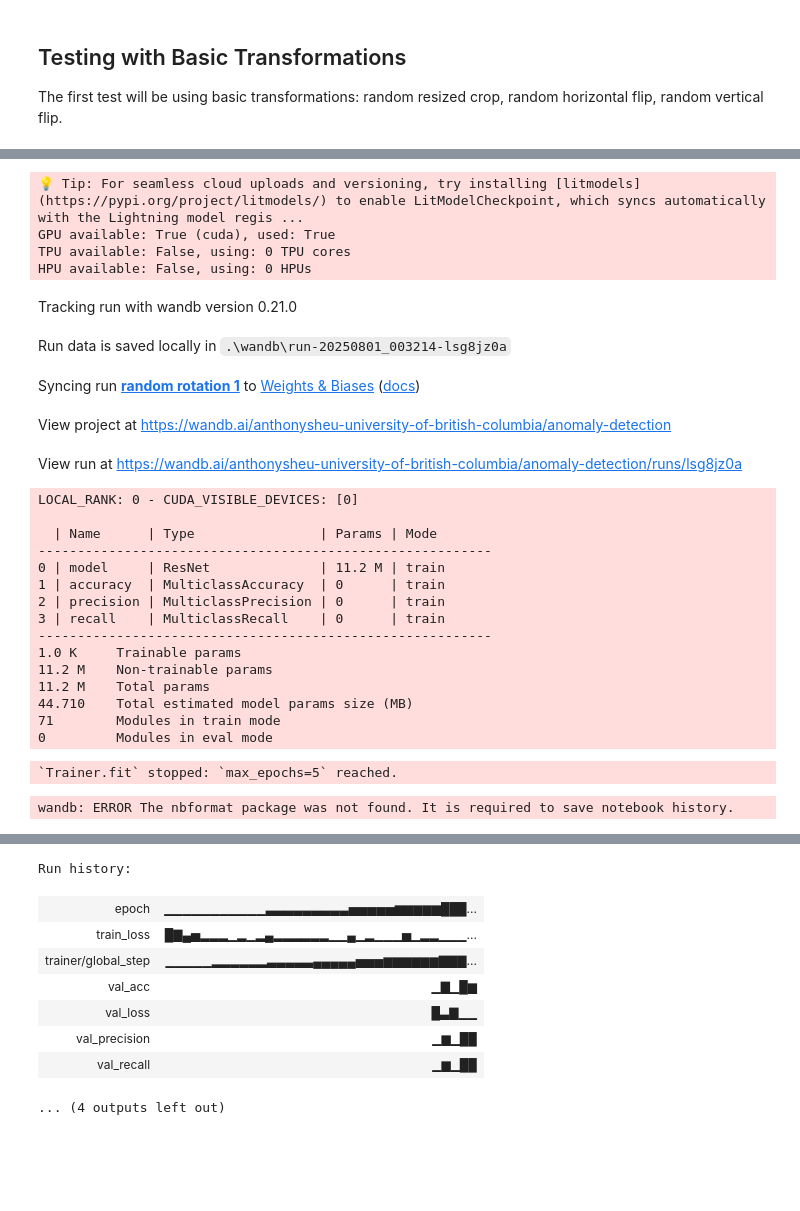
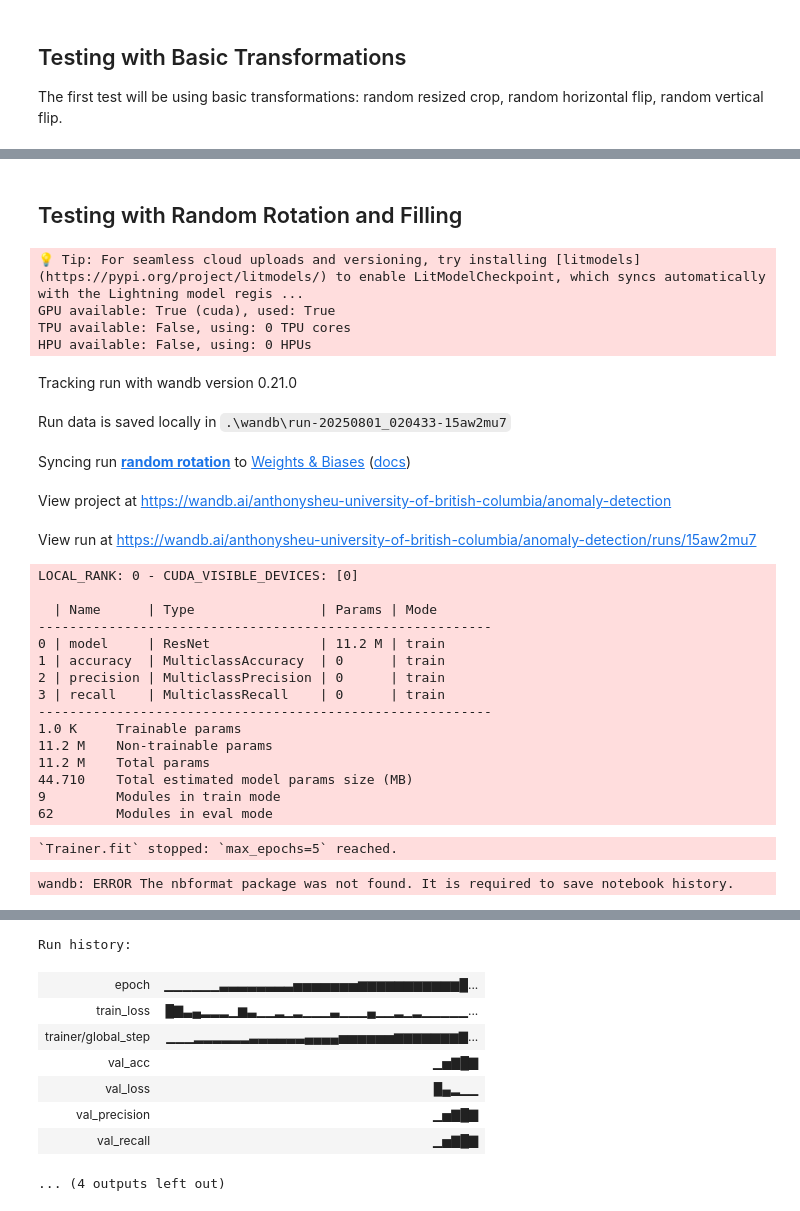
Before and after one commit to Anthony-Sheu/Concrete-Image-Classification, a Jupyter notebook: main.ipynb, the cells around one changed output, grey strips where cells are left out. Cells and saved outputs as stored; diff of their text form; code cells hidden in the pictures; blank space fills up the shorter version.

```diff
--- a/main.ipynb
+++ b/main.ipynb
@@ -417,54 +423,55 @@ Run history:
 ... (4 outputs left out)
+# %% [markdown]
+## Testing with Random Rotation and Filling
 # %%
 transform = tf.Compose([
     tf.RandomRotation(degrees = (-89, 89), expand = False, fill = (128, 128, 128)),
     tf.CenterCrop(224),
-    tf.RandomHorizontalFlip(),
-    tf.RandomVerticalFlip(),
+    tf.GaussianBlur(kernel_size = (5, 5), sigma = (0.1, 2)),
     tf.ToTensor(),
     tf.Normalize(mean=[0.485, 0.456, 0.406], std=[0.229, 0.224, 0.225]),
 ])
 
 model = NeuralNet()
 data_module = Data()
-wandb_logger = WandbLogger(project = "anomaly-detection", name = "random rotation 1")
+wandb_logger = WandbLogger(project = "anomaly-detection", name = "random rotation")
 trainer = pl.Trainer(max_epochs = 5, logger = wandb_logger, devices = 1, accelerator = "gpu")
 trainer.fit(model, data_module)
 wandb.finish()
 # %% [output]
 💡 Tip: For seamless cloud uploads and versioning, try installing [litmodels](https://pypi.org/project/litmodels/) to enable LitModelCheckpoint, which syncs automatically with the Lightning model regis ...
 GPU available: True (cuda), used: True
 TPU available: False, using: 0 TPU cores
 HPU available: False, using: 0 HPUs
 Tracking run with wandb version 0.21.0
-Run data is saved locally in .\wandb\run-20250801_003214-lsg8jz0a
+Run data is saved locally in .\wandb\run-20250801_020433-15aw2mu7
-Syncing run random rotation 1 to Weights & Biases (docs)
+Syncing run random rotation to Weights & Biases (docs)
 View project at https://wandb.ai/anthonysheu-university-of-british-columbia/anomaly-detection
-View run at https://wandb.ai/anthonysheu-university-of-british-columbia/anomaly-detection/runs/lsg8jz0a
+View run at https://wandb.ai/anthonysheu-university-of-british-columbia/anomaly-detection/runs/15aw2mu7
 LOCAL_RANK: 0 - CUDA_VISIBLE_DEVICES: [0]
 
   | Name      | Type                | Params | Mode
 ----------------------------------------------------------
 0 | model     | ResNet              | 11.2 M | train
 1 | accuracy  | MulticlassAccuracy  | 0      | train
 2 | precision | MulticlassPrecision | 0      | train
 3 | recall    | MulticlassRecall    | 0      | train
 ----------------------------------------------------------
 1.0 K     Trainable params
 11.2 M    Non-trainable params
 11.2 M    Total params
 44.710    Total estimated model params size (MB)
-71        Modules in train mode
-0         Modules in eval mode
+9         Modules in train mode
+62        Modules in eval mode
 `Trainer.fit` stopped: `max_epochs=5` reached.
 wandb: ERROR The nbformat package was not found. It is required to save notebook history.
 [interactive output not drawn]
 Run history:
-| epoch | ▁▁▁▁▁▁▁▁▁▁▁▃▃▃▃▃▃▃▃▃▅▅▅▅▅▆▆▆▆▆███... |
-| train_loss | █▇▄▅▂▂▂▁▂▁▂▄▂▂▂▂▂▂▁▁▄▁▂▁▁▁▅▁▂▂▁▁▁... |
-| trainer/global_step | ▁▁▁▁▁▂▂▂▂▂▂▃▃▃▃▃▄▄▄▄▄▅▅▅▆▆▆▆▆▆▇▇▇... |
-| val_acc | ▁▇▁█▆ |
-| val_loss | █▃▇▁▁ |
-| val_precision | ▁▆▁██ |
-| val_recall | ▁▆▁██ |
+| epoch | ▁▁▁▁▁▁▃▃▃▃▃▃▃▃▅▅▅▅▅▅▅▆▆▆▆▆▆▆▆▆▆▆█... |
+| train_loss | █▇▃▄▂▂▂▁▆▃▁▁▂▁▂▁▁▁▃▁▁▁▄▁▁▂▁▂▁▁▁▁▁... |
+| trainer/global_step | ▁▁▁▂▂▂▂▂▂▃▃▃▃▃▃▄▄▄▄▅▅▅▅▅▅▆▆▆▆▆▆▆▇... |
+| val_acc | ▁▅▇█▇ |
+| val_loss | █▄▂▁▁ |
+| val_precision | ▁▅▇█▇ |
+| val_recall | ▁▅▇█▇ |
 ... (4 outputs left out)
```
Also changed, not shown: parts of 11 cells of this notebook.
